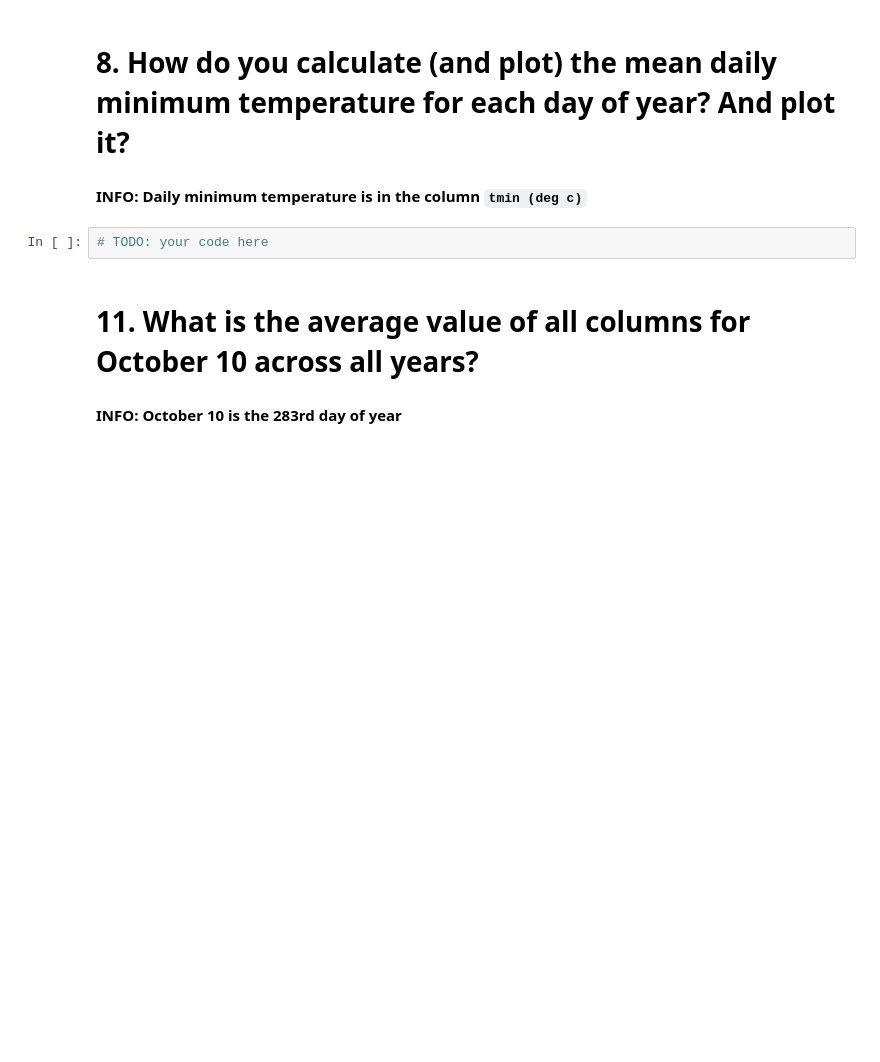
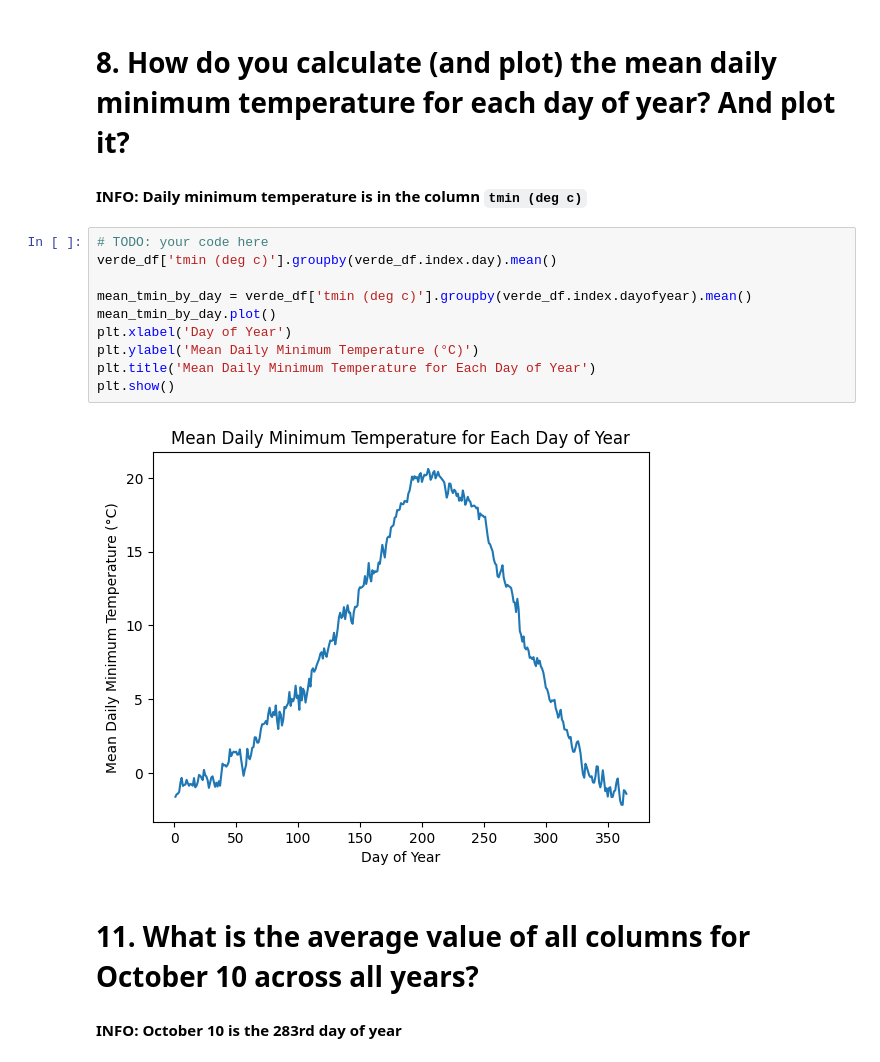
Before and after one commit to HAS-Tools-Fall25/homework_template_ngupta2, a Jupyter notebook: homework_submissions/hw4_pandas_exercises.ipynb, the cells around one changed output. Saved outputs shown, nothing was run; the diff lists cells and outputs as text; blank space fills up the shorter version.

```diff
--- a/homework_submissions/hw4_pandas_exercises.ipynb
+++ b/homework_submissions/hw4_pandas_exercises.ipynb
@@ -110,8 +232,18 @@ verde_df.head()
 # %% [markdown]
 # 8. How do you calculate (and plot) the mean daily minimum temperature for each day of year?  And plot it?
 #### INFO: Daily minimum temperature is in the column `tmin (deg c)`
-# %%
-# TODO: your code here
+# %%
+# TODO: your code here
+verde_df['tmin (deg c)'].groupby(verde_df.index.day).mean()
+
+mean_tmin_by_day = verde_df['tmin (deg c)'].groupby(verde_df.index.dayofyear).mean()
+mean_tmin_by_day.plot()
+plt.xlabel('Day of Year')
+plt.ylabel('Mean Daily Minimum Temperature (°C)')
+plt.title('Mean Daily Minimum Temperature for Each Day of Year')
+plt.show()
+# %% [output]
+[figure, added]
 # %% [markdown]
 # 11. What is the average value of all columns for October 10 across all years?
 #### INFO: October 10 is the 283rd day of year
```
Also changed, not shown: parts of 20 cells of this notebook, 1 other file.
